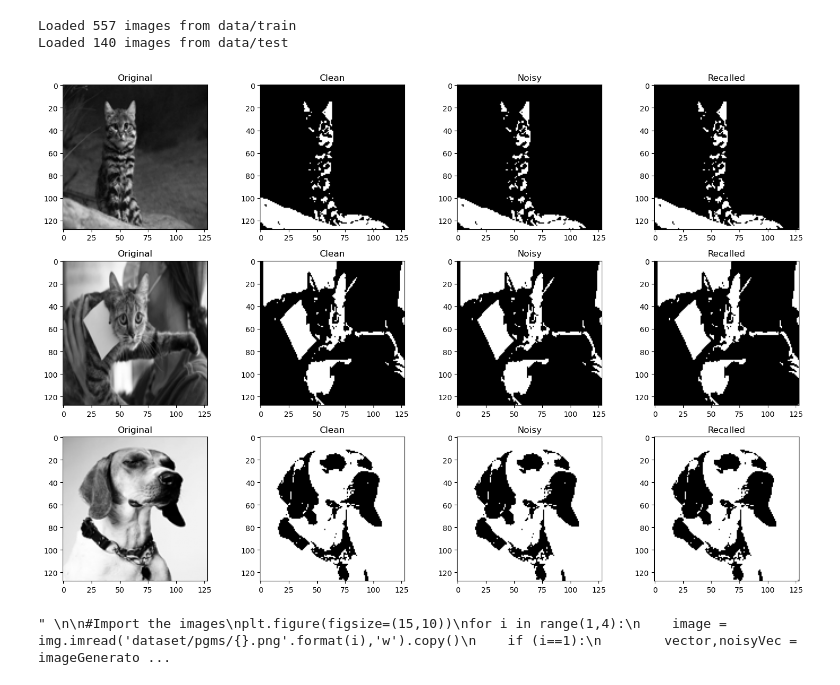
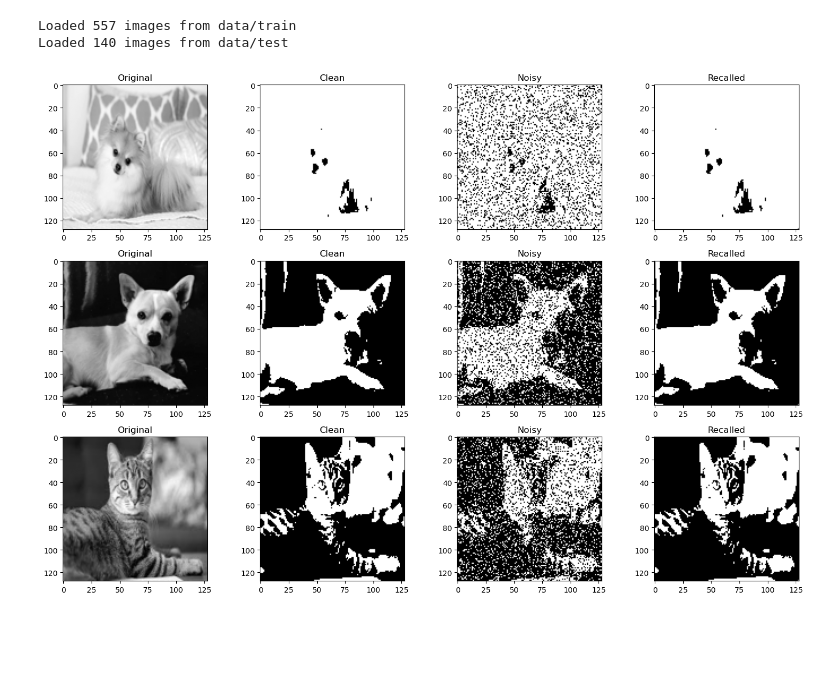
Before and after one commit to GabrielaGroenenewegenVanDerWeijden/FinalProjectNeuroAI, a Jupyter notebook: hopfield.ipynb, the cells around one changed output. Saved outputs shown, nothing was run; the diff lists cells and outputs as text; code cells hidden in the pictures; blank space fills up the shorter version.

Commit message:
Fixed noise, Fixed layout, and added untouched code at the end

```diff
--- a/hopfield.ipynb
+++ b/hopfield.ipynb
@@ -8,30 +12,7 @@ from glob import glob
 from PIL import Image
 import random
 # %%
-"""
-This function is untouched.
-
-# import the image and extract
-def imageGenerator(imageVector):
-    cleanImage = np.zeros([len(imageVector)-1,len(imageVector)-1])
-    for i in range(len(imageVector)-1):
-        for j in range(len(imageVector)-1):
-            if (imageVector[i][j] > 1):
-                cleanImage[i][j] = 1
-            else:
-                cleanImage[i][j] = -1
-    noisyImage = cleanImage + np.random.normal(0, 2, [len(image)-1,len(image)-1])
-
-    for i in range(len(image)-1):
-        for j in range(len(image)-1):
-            if (noisyImage[i][j] >= 0):
-                noisyImage[i][j] = 1
-            else:
-                noisyImage[i][j] = -1
-
-    return cleanImage,noisyImage
-"""
-
+# Function for cleaning the image and making its noisy version.
 def imageGenerator(imageVector):
     # Normalize to [0, 1] if pixel values are 0–255
     imageVector = imageVector.astype(float)
@@ -41,10 +22,11 @@ def imageGenerator(imageVector):
     cleanImage = np.where(imageVector > 0.5, 1, -1)
 
     # Add mild Gaussian noise
-    noisyImage = cleanImage + np.random.normal(0, 0.2, cleanImage.shape)
+    noisyImage = cleanImage + np.random.normal(0, 0.8, cleanImage.shape)
 
     # Threshold back to ±1
     noisyImage = np.where(noisyImage >= 0, 1, -1)
 
+
     return cleanImage, noisyImage
 # %%
@@ -162,77 +102,35 @@ selected_images = random.sample(train_images, 3)
 
 for i, image in enumerate(selected_images):
     if (i==1):
         vector,noisyVec = imageGenerator(image)
         coefMatrix = trainer(vector,0)
         predictedVec = prediction(noisyVec,coefMatrix)
     else:
         vector,noisyVec = imageGenerator(image)
         coefMatrix = trainer(vector,coefMatrix)
         predictedVec = prediction(noisyVec,coefMatrix)
 
 
-    plt.subplot(len(train_images[:3]), 4, 4*i + 1)
+    plt.subplot(len(selected_images), 4, 4*i + 1)
     plt.imshow(image, cmap='gray')
     plt.title('Original')
 
-    plt.subplot(len(train_images[:3]), 4, 4*i + 2)
+    plt.subplot(len(selected_images), 4, 4*i + 2)
     plt.imshow(vector, cmap='gray')
     plt.title('Clean')
 
-    plt.subplot(len(train_images[:3]), 4, 4*i + 3)
+    plt.subplot(len(selected_images), 4, 4*i + 3)
     plt.imshow(noisyVec, cmap='gray')
     plt.title('Noisy')
 
-    plt.subplot(len(train_images[:3]), 4, 4*i + 4)
+    plt.subplot(len(selected_images), 4, 4*i + 4)
     plt.imshow(predictedVec, cmap='gray')
     plt.title('Recalled')
 
 plt.tight_layout()
 plt.savefig('hopfield_results.png')
 plt.show()
 # %% [output]
 Loaded 557 images from data/train
 Loaded 140 images from data/test
-[figure, old version]
+[figure, new version]
-# %%
-
-"""
-
-#Import the images
-plt.figure(figsize=(15,10))
-for i in range(1,4):
-    image = img.imread('dataset/pgms/{}.png'.format(i),'w').copy()
-    if (i==1):
-        vector,noisyVec = imageGenerator(image)
-        coefMatrix = trainer(vector,0)
-        predictedVec = prediction(noisyVec,coefMatrix)
-    else:
-        vector,noisyVec = imageGenerator(image)
-        coefMatrix = trainer(vector,coefMatrix)
-        predictedVec = prediction(noisyVec,coefMatrix)
-
-    plt.subplot(i,4,1)
-    plt.imshow(image)
-    plt.title('Imported Picture 1')
-    plt.subplot(i,4,2)
-    plt.imshow(vector);
-    plt.title('Cleaned and Squared Picture 1')
-    plt.subplot(i,4,3)
-    plt.imshow(noisyVec);
-    plt.title('Noisy Picture 1')
-    plt.subplot(i,4,4)
-    plt.imshow(predictedVec);
-    plt.title('Recalled Picture 1')
-
-plt.savefig('hopfields.png')
-plt.clf()
-plt.imshow(coefMatrix)
-plt.savefig('matrix.png')
-plt.title('Coefficient Matrix')
-plt.show()
-
-
-
-"""
-# %% [output]
-" \n\n#Import the images\nplt.figure(figsize=(15,10))\nfor i in range(1,4):\n    image = img.imread('dataset/pgms/{}.png'.format(i),'w').copy()\n    if (i==1):\n        vector,noisyVec = imageGenerato ...
```
Also changed, not shown: parts of 7 cells of this notebook, 7 other files.
